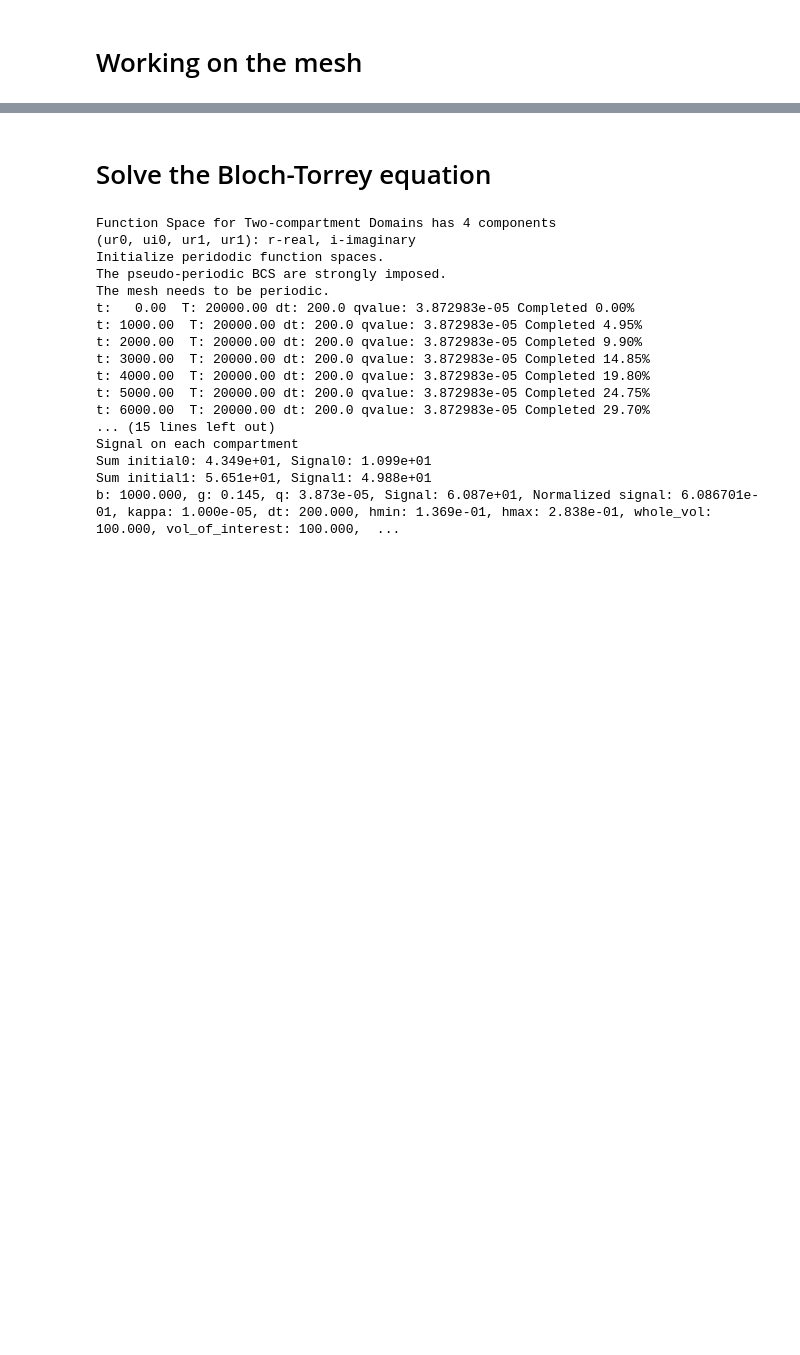
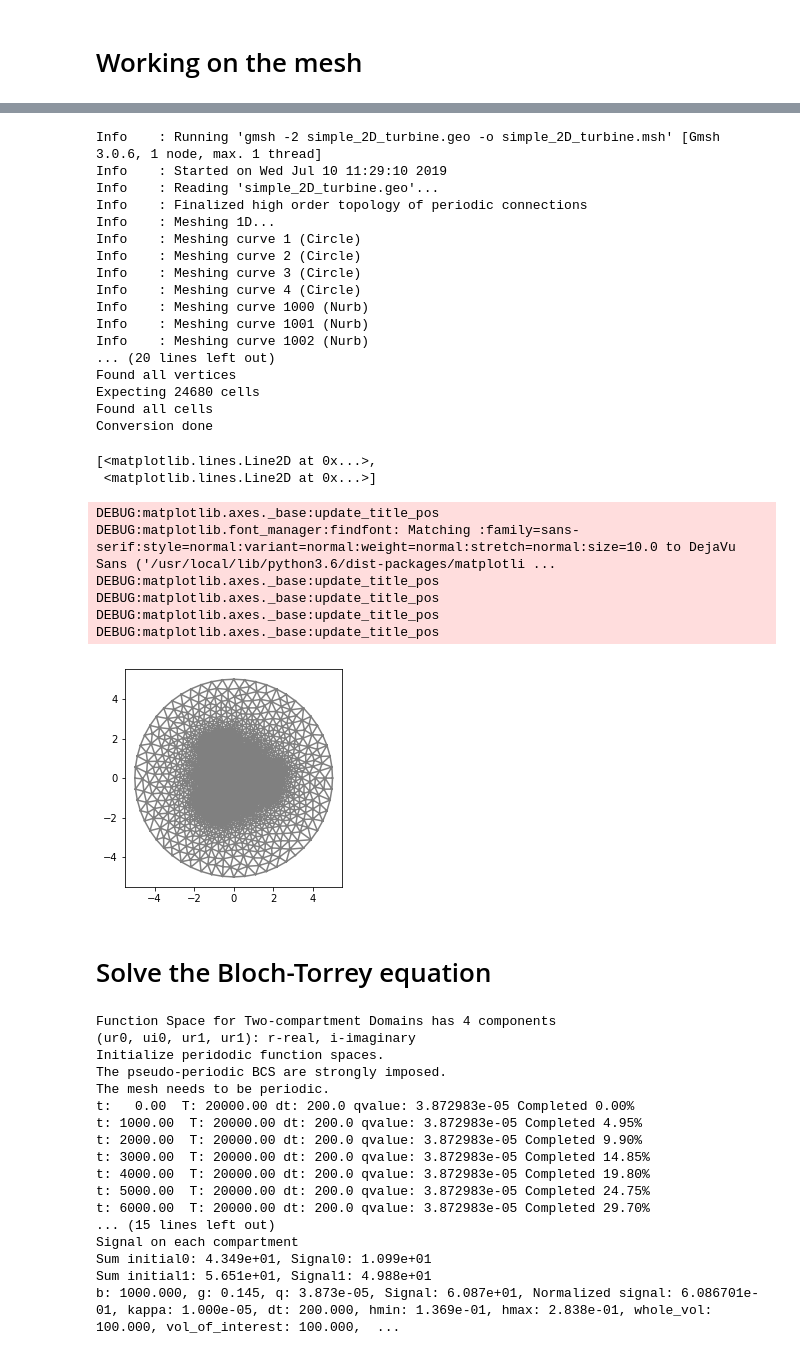
Before and after one commit to van-dang/VAWT-Cloud, a Jupyter notebook: DFS_ALE_2D.ipynb, the cells around one changed output, grey strips where cells are left out. Cells and saved outputs as stored; diff of their text form; code cells hidden in the pictures; blank space fills up the shorter version.

```diff
--- a/DFS_ALE_2D.ipynb
+++ b/DFS_ALE_2D.ipynb
@@ -173,3 +93,39 @@ Wrote to: pmk_CirclesInSquare.xml
+# %%
+mesh_name='simple_2D_turbine'
+is_geo_file_exist = os.path.isfile(mesh_name+'.geo')
+if  is_geo_file_exist==False:
+    !wget https://github.com/van-dang/VAWT-Cloud/raw/master/$mesh_name''.geo
+!gmsh -2 $mesh_name''.geo -o $mesh_name''.msh
+!dolfin-convert $mesh_name''.msh $mesh_name''.xml
+mesh = Mesh(mesh_name+'.xml')
+plot(mesh)
+# %% [output]
+Info    : Running 'gmsh -2 simple_2D_turbine.geo -o simple_2D_turbine.msh' [Gmsh 3.0.6, 1 node, max. 1 thread]
+Info    : Started on Wed Jul 10 11:29:10 2019
+Info    : Reading 'simple_2D_turbine.geo'...
+Info    : Finalized high order topology of periodic connections
+Info    : Meshing 1D...
+Info    : Meshing curve 1 (Circle)
+Info    : Meshing curve 2 (Circle)
+Info    : Meshing curve 3 (Circle)
+Info    : Meshing curve 4 (Circle)
+Info    : Meshing curve 1000 (Nurb)
+Info    : Meshing curve 1001 (Nurb)
+Info    : Meshing curve 1002 (Nurb)
+... (20 lines left out)
+Found all vertices
+Expecting 24680 cells
+Found all cells
+Conversion done
+[<matplotlib.lines.Line2D at 0x...>,
+ <matplotlib.lines.Line2D at 0x...>]
+DEBUG:matplotlib.axes._base:update_title_pos
+DEBUG:matplotlib.font_manager:findfont: Matching :family=sans-serif:style=normal:variant=normal:weight=normal:stretch=normal:size=10.0 to DejaVu Sans ('/usr/local/lib/python3.6/dist-packages/matplotli ...
+DEBUG:matplotlib.axes._base:update_title_pos
+DEBUG:matplotlib.axes._base:update_title_pos
+DEBUG:matplotlib.axes._base:update_title_pos
+DEBUG:matplotlib.axes._base:update_title_pos
+[figure, added]
 # %% [markdown]
 # Solve the Bloch-Torrey equation
 # %%
```
Also changed, not shown: parts of 3 cells of this notebook.
